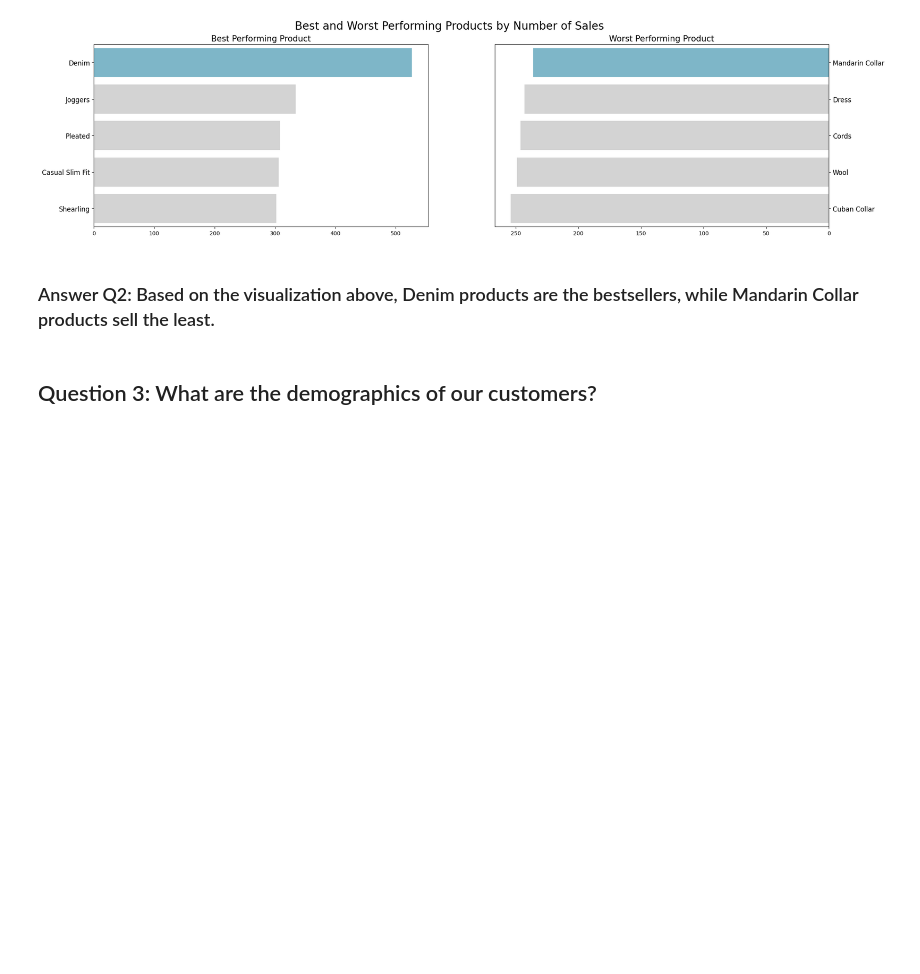
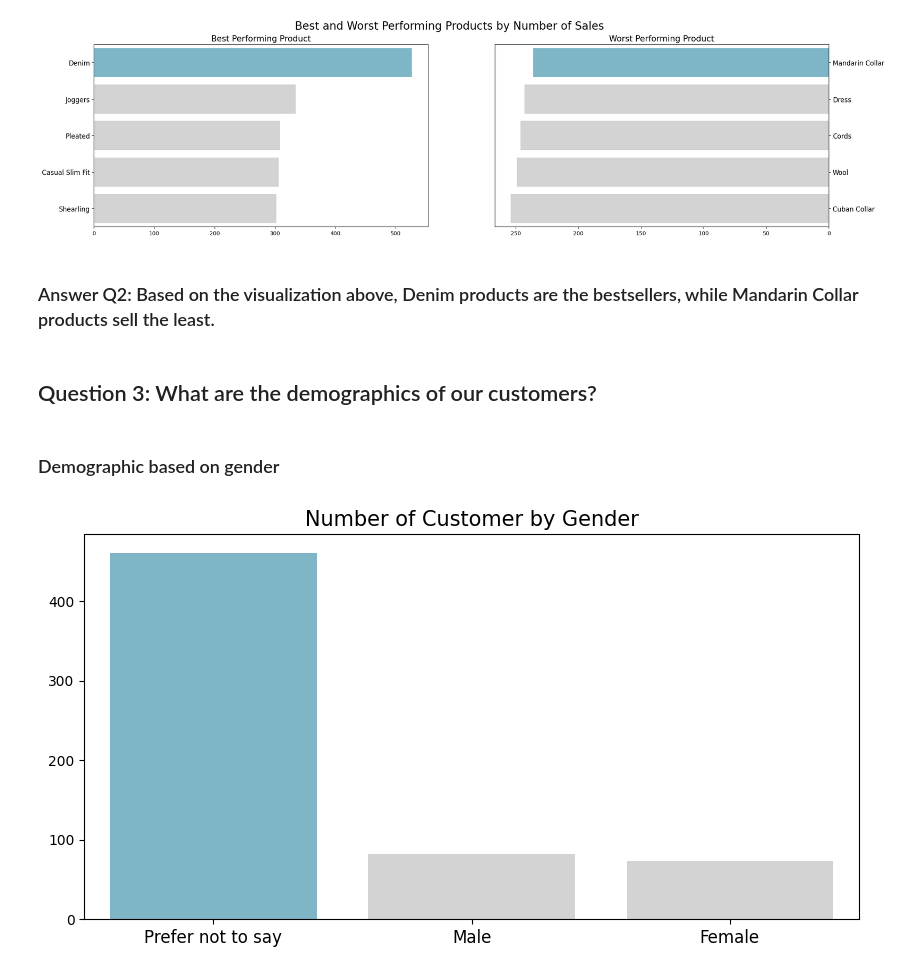
Before and after one commit to stefansphtr/Exercise-Project-Data-Analysis, a Jupyter notebook: Project.ipynb, the cells around one changed output. Saved outputs shown, nothing was run; the diff lists cells and outputs as text; code cells hidden in the pictures; blank space fills up the shorter version.

```diff
--- a/Project.ipynb
+++ b/Project.ipynb
@@ -1545,0 +1545,28 @@ plt.show()
+# %% [markdown]
+### Demographic based on gender
+# %%
+bygender_df = all_df.groupby(by="gender").customer_id.nunique().reset_index()
+
+bygender_df.rename(columns={"customer_id": "customer_count"}, inplace=True)
+
+plt.figure(figsize=(10, 5))
+
+sns.barplot(
+    y="customer_count",
+    x="gender",
+    data=bygender_df.sort_values(by="gender", ascending=False),
+    hue="gender",
+    palette=colors,
+)
+
+plt.title("Number of Customer by Gender", loc="center", fontsize=15)
+
+plt.ylabel(None)
+
+plt.xlabel(None)
+
+plt.tick_params(axis="x", labelsize=12)
+
+plt.show()
+# %% [output]
+[figure, added]
```
Also changed, not shown: parts of 17 cells of this notebook.
